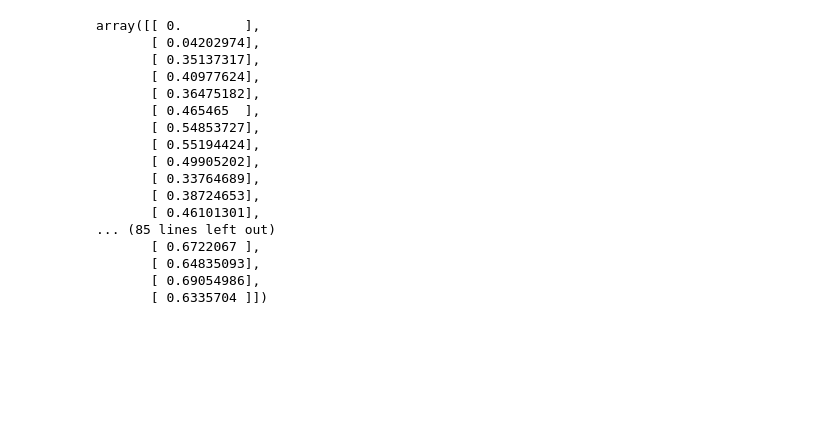
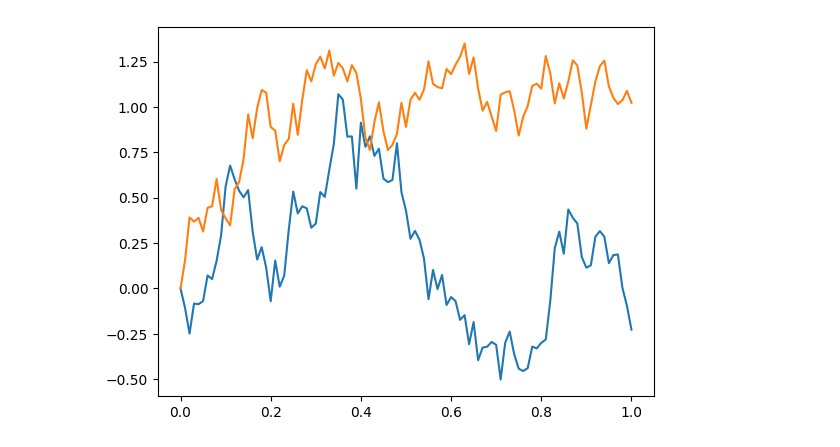
Before and after one commit to abcdise/master_thesis, a Jupyter notebook: MasterThesis.ipynb, the cells around one changed output. Cells and saved outputs as stored; diff of their text form; code cells hidden in the pictures; blank space fills up the shorter version.

```diff
--- a/MasterThesis.ipynb
+++ b/MasterThesis.ipynb
@@ -7,4 +33,6 @@ import matplotlib.pyplot as plt
 # %%
+# @title  Numpy Version of Euler Maruyama
+
 class EulerMaruyama:
 
   # ==== Public ==== #
@@ -71,6 +99,12 @@ class EulerMaruyama:
   def get_gaussian_noise(self):
     return self.__noise
 
+  def show_paths(self, path_indices):
+    for i in path_indices:
+      plt.plot(self.__time_intervals, self.__paths[i])
+    plt.show()
+
+
   # Public methods
   def update_noise(self):
     self.__noise = np.random.multivariate_normal(mean=np.zeros(self.__num_gaussian_noises),
@@ -134,4 +145,5 @@ class ItoDiffusion:
 # %%
+#@title Simulation of Langevin Dynamics: An example
 # Langevin Dynamics
 b = lambda t, x: np.array([-x])
 sigma = lambda t, x: np.array([[np.sqrt(2)]])
@@ -139,21 +151,9 @@ diffusion = ItoDiffusion(b, sigma, 0)
 solver = EulerMaruyama(start_time=0, end_time=1, num_intervals=100)
 solver.update_noise()
 solver.generate_paths(diffusion)
-# %% [output]
-array([[ 0.        ],
-       [ 0.04202974],
-       [ 0.35137317],
-       [ 0.40977624],
-       [ 0.36475182],
-       [ 0.465465  ],
-       [ 0.54853727],
-       [ 0.55194424],
-       [ 0.49905202],
-       [ 0.33764689],
-       [ 0.38724653],
-       [ 0.46101301],
-... (85 lines left out)
-       [ 0.6722067 ],
-       [ 0.64835093],
-       [ 0.69054986],
-       [ 0.6335704 ]])
+# %%
+#@title Simulation of Langevin Dynamics: An example
+path_indices = [0,3]
+solver.show_paths(path_indices)
+# %% [output]
+[figure, added]
```
Also changed, not shown: parts of 4 cells of this notebook.
